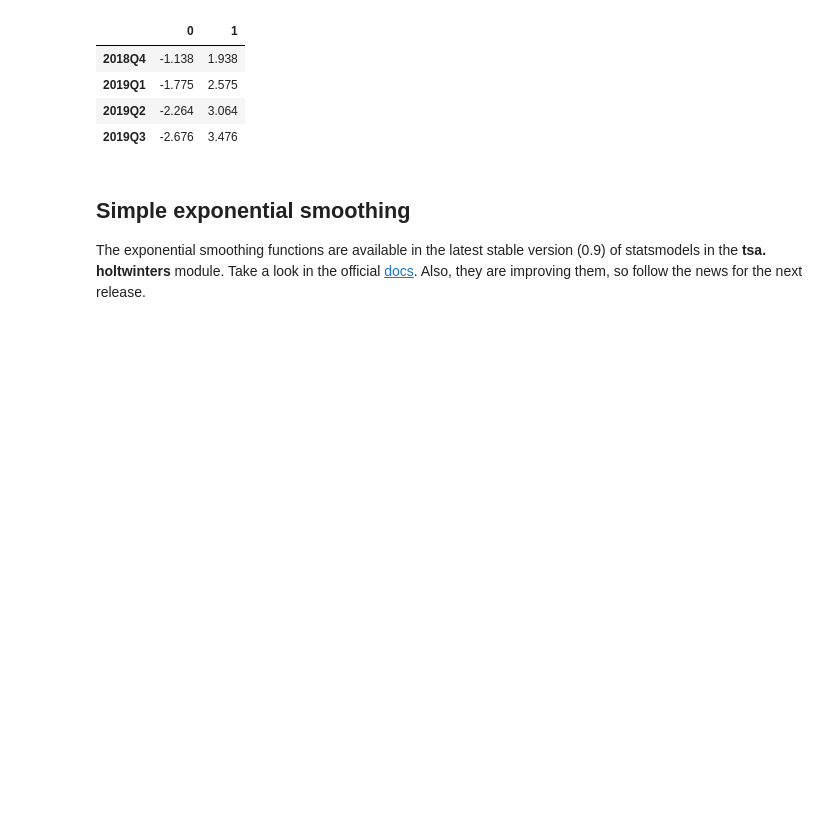
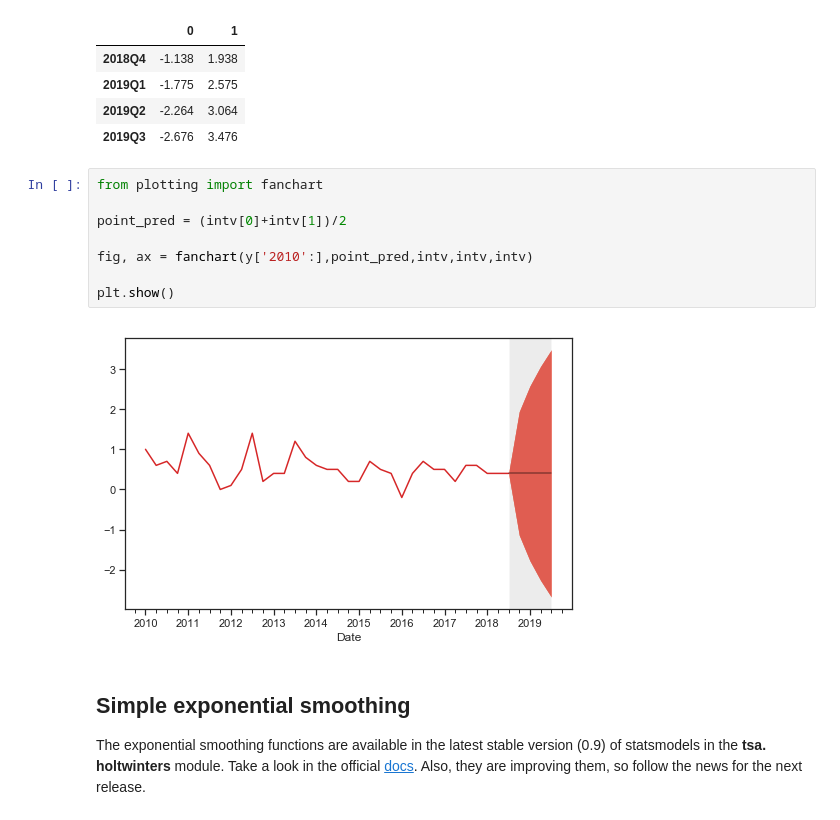
Before and after one commit to renzobechler/forecasting, a Jupyter notebook: Tutorial02 Forecasting.ipynb, the cells around one changed output. Cells and saved outputs as stored; diff of their text form; blank space fills up the shorter version.

```diff
--- a/Tutorial02 Forecasting.ipynb
+++ b/Tutorial02 Forecasting.ipynb
@@ -126,6 +126,16 @@ intv.round(3)
 | 2019Q1 | -1.775 | 2.575 |
 | 2019Q2 | -2.264 | 3.064 |
 | 2019Q3 | -2.676 | 3.476 |
+# %%
+from plotting import fanchart
+
+point_pred = (intv[0]+intv[1])/2
+
+fig, ax = fanchart(y['2010':],point_pred,intv,intv,intv)
+
+plt.show()
+# %% [output]
+[figure, added]
 # %% [markdown]
 ## Simple exponential smoothing
 
```
Also changed, not shown: parts of 1 cell of this notebook.
